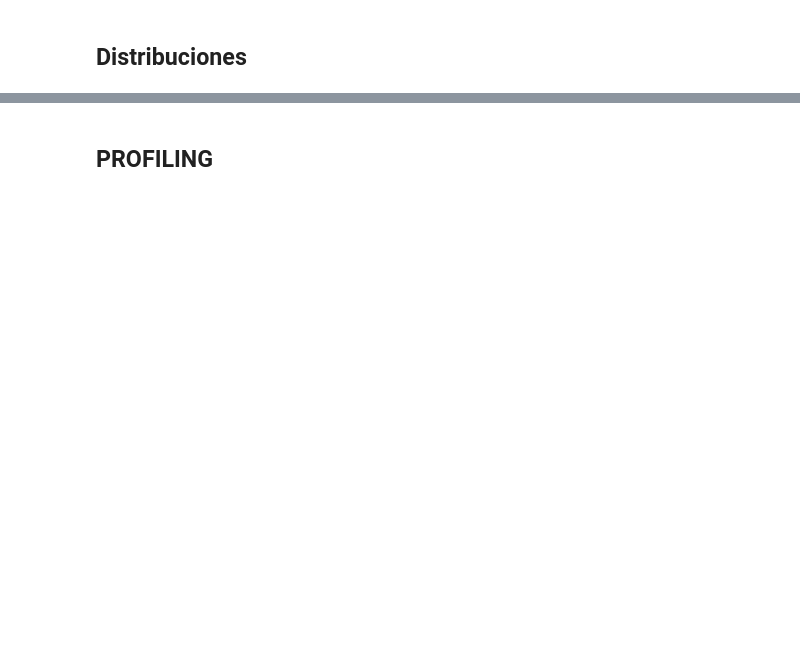
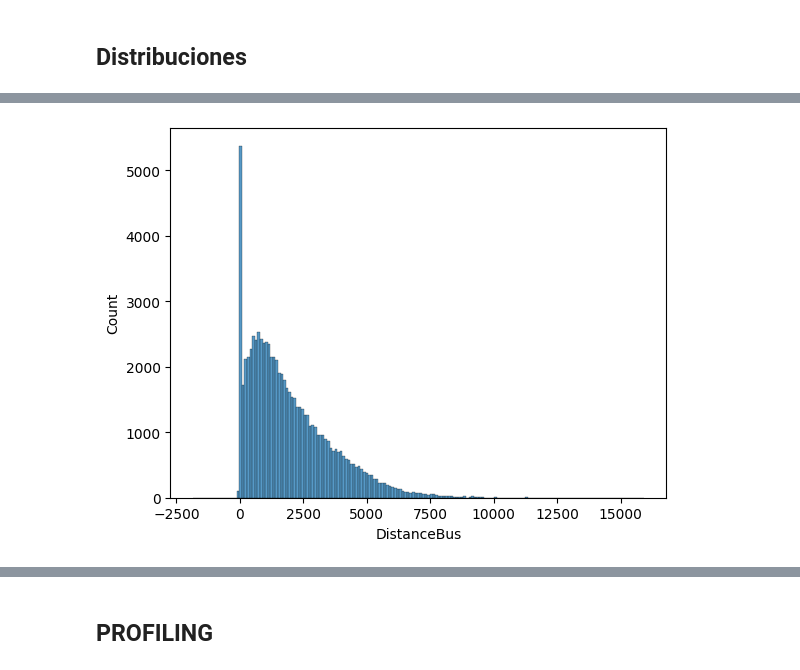
Before and after one commit to oeg-upm/inesdata-mov-data-generation, a Jupyter notebook: notebooks/emt_qa.ipynb, the cells around one changed output, grey strips where cells are left out. Saved outputs shown, nothing was run; the diff lists cells and outputs as text; code cells hidden in the pictures; blank space fills up the shorter version.

Commit message:
Add graphs

```diff
--- a/notebooks/emt_qa.ipynb
+++ b/notebooks/emt_qa.ipynb
@@ -228,3 +228,5 @@ df[num_cols].corr().style.background_gradient()
 | estimateArrive | 0.000021 | 0.000813 | -0.000394 | 0.101760 | -0.001156 | 0.025969 | ... |
 # %% [markdown]
 ## Distribuciones
+# %%
+var_name = 'DistanceBus'
@@ -231,2 +248,4 @@ df[num_cols].corr().style.background_gradient()
 # %%
-sns.pairplot(df);
+sns.histplot(df[var_name]);
+# %% [output]
+[figure, added]
```
Also changed, not shown: parts of 3 cells of this notebook.
